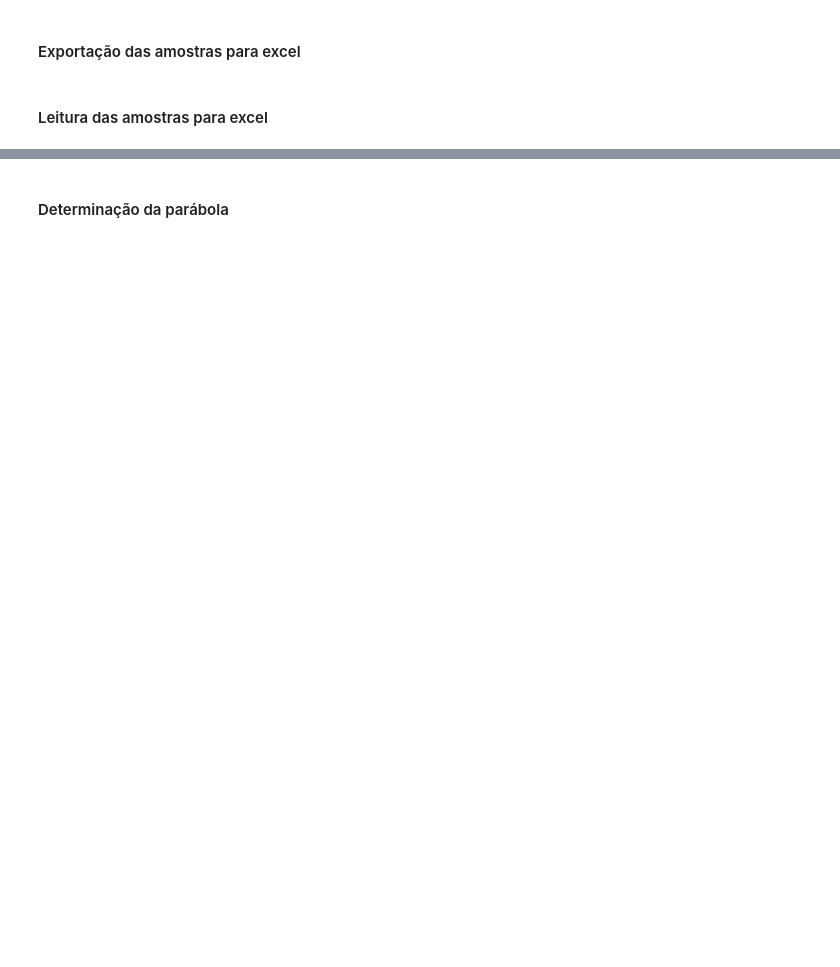
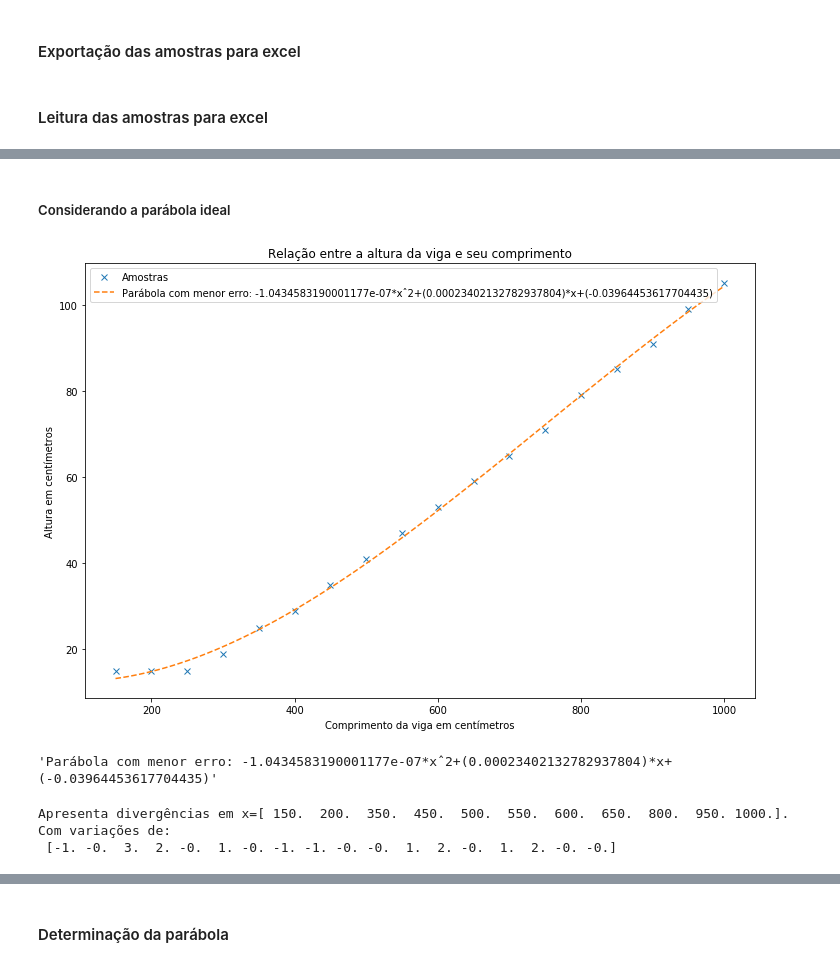
Before and after one commit to luisggc/FConcrete, a Jupyter notebook: examples/Cost Analysis.ipynb, the cells around one changed output, grey strips where cells are left out. Saved outputs shown, nothing was run; the diff lists cells and outputs as text; code cells hidden in the pictures; blank space fills up the shorter version.

```diff
--- a/examples/Cost Analysis.ipynb
+++ b/examples/Cost Analysis.ipynb
@@ -108,0 +132,26 @@ dados_menores_custos
+# %% [markdown]
+##### Considerando a parábola ideal
+# %%
+real, = plt.plot(x, y, 'x', label="Amostras")
+
+coeficentes_da_parabola_ideal = np.polyfit(x, y, 3)
+y_projetado = np.poly1d(coeficentes_da_parabola_ideal)(x_projetado)
+texto_projecao_parabola_ideal = "Parábola com menor erro: {}*xˆ2+({})*x+({})".format(*coeficentes_da_parabola_ideal)
+projecao, = plt.plot(x_projetado, y_projetado, '--', label=texto_projecao_parabola_ideal)
+
+plt.title("Relação entre a altura da viga e seu comprimento")
+plt.ylabel("Altura em centímetros")
+plt.xlabel("Comprimento da viga em centímetros")
+plt.legend()
+plt.show()
+# %% [output]
+[figure, added]
+# %%
+texto_projecao_parabola_ideal
+# %% [output]
+'Parábola com menor erro: -1.0434583190001177e-07*xˆ2+(0.00023402132782937804)*x+(-0.03964453617704435)'
+# %%
+retornar_resultados(x, y, coeficentes_da_parabola_ideal)
+# %% [output]
+Apresenta divergências em x=[ 150.  200.  350.  450.  500.  550.  600.  650.  800.  950. 1000.]. Com variações de:
+ [-1. -0.  3.  2. -0.  1. -0. -1. -1. -0. -0.  1.  2. -0.  1.  2. -0. -0.]
```
Also changed, not shown: parts of 44 cells of this notebook, 6 other files.
